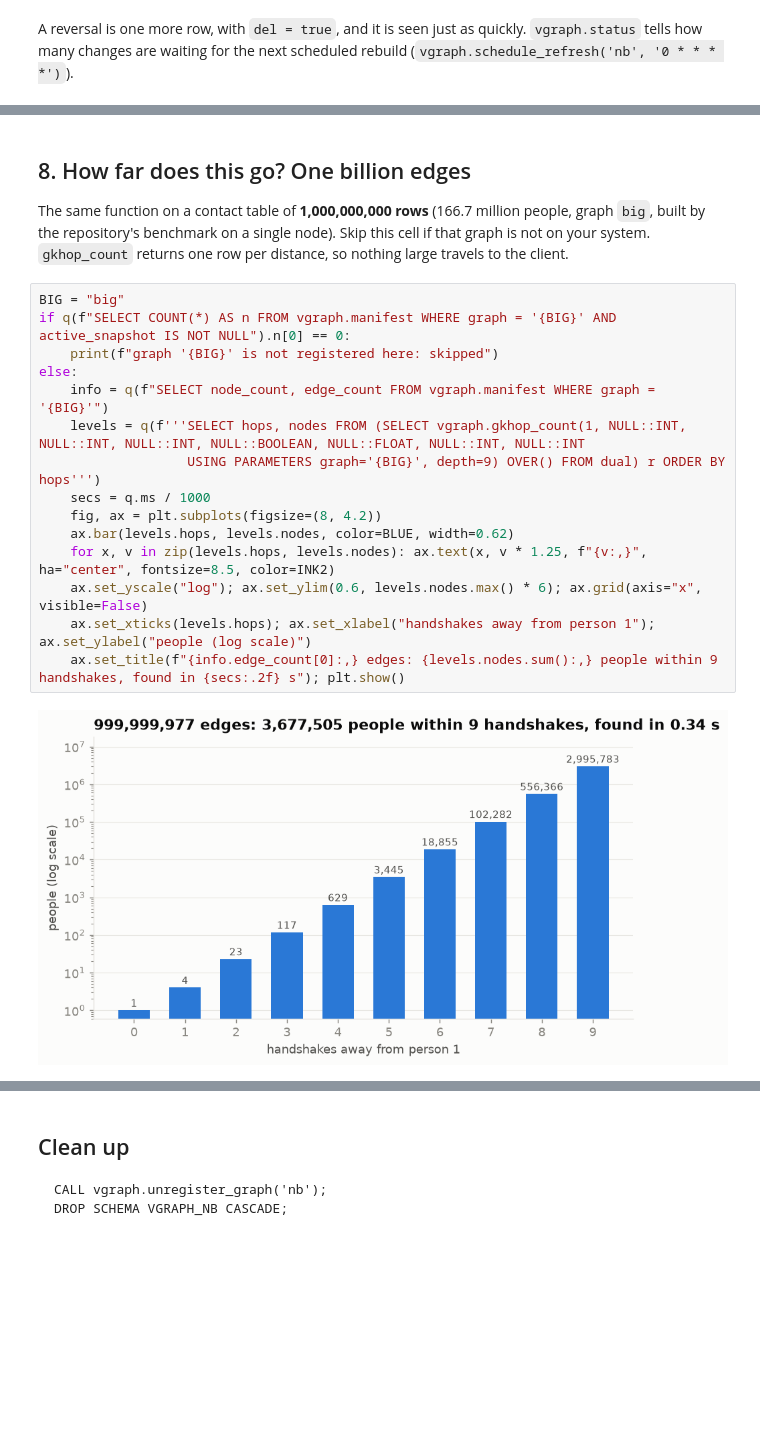
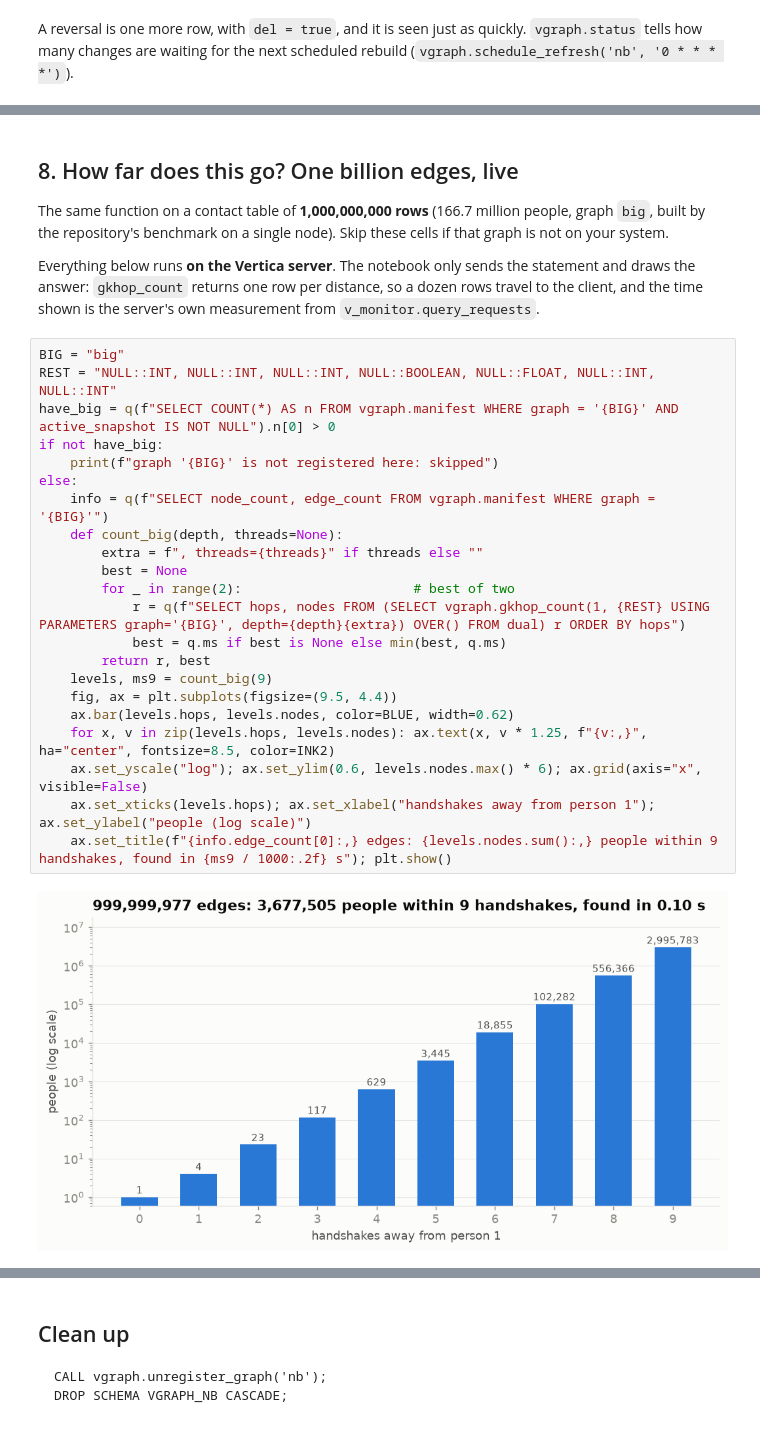
Before and after one commit to mogomo/vertica-graph-udx, a Jupyter notebook: notebook/vgraph_demo.ipynb, the cells around one changed output, grey strips where cells are left out. Cells and saved outputs as stored; diff of their text form; blank space fills up the shorter version.

```diff
--- a/notebook/vgraph_demo.ipynb
+++ b/notebook/vgraph_demo.ipynb
@@ -382,23 +384,33 @@ after the reversal: 78 accounts again
 # %% [markdown]
-## 8. How far does this go? One billion edges
+## 8. How far does this go? One billion edges, live
 
 The same function on a contact table of **1,000,000,000 rows** (166.7 million people, graph `big`,
-built by the repository's benchmark on a single node). Skip this cell if that graph is not on your system.
-`gkhop_count` returns one row per distance, so nothing large travels to the client.
+built by the repository's benchmark on a single node). Skip these cells if that graph is not on your system.
+
+Everything below runs **on the Vertica server**. The notebook only sends the statement and draws the answer:
+`gkhop_count` returns one row per distance, so a dozen rows travel to the client, and the time shown is the
+server's own measurement from `v_monitor.query_requests`.
 # %%
 BIG = "big"
-if q(f"SELECT COUNT(*) AS n FROM vgraph.manifest WHERE graph = '{BIG}' AND active_snapshot IS NOT NULL").n[0] == 0:
+REST = "NULL::INT, NULL::INT, NULL::INT, NULL::BOOLEAN, NULL::FLOAT, NULL::INT, NULL::INT"
+have_big = q(f"SELECT COUNT(*) AS n FROM vgraph.manifest WHERE graph = '{BIG}' AND active_snapshot IS NOT NULL").n[0] > 0
+if not have_big:
     print(f"graph '{BIG}' is not registered here: skipped")
 else:
     info = q(f"SELECT node_count, edge_count FROM vgraph.manifest WHERE graph = '{BIG}'")
-    levels = q(f'''SELECT hops, nodes FROM (SELECT vgraph.gkhop_count(1, NULL::INT, NULL::INT, NULL::INT, NULL::BOOLEAN, NULL::FLOAT, NULL::INT, NULL::INT
-                   USING PARAMETERS graph='{BIG}', depth=9) OVER() FROM dual) r ORDER BY hops''')
-    secs = q.ms / 1000
-    fig, ax = plt.subplots(figsize=(8, 4.2))
+    def count_big(depth, threads=None):
+        extra = f", threads={threads}" if threads else ""
+        best = None
+        for _ in range(2):                      # best of two
+            r = q(f"SELECT hops, nodes FROM (SELECT vgraph.gkhop_count(1, {REST} USING PARAMETERS graph='{BIG}', depth={depth}{extra}) OVER() FROM dual) r ORDER BY hops")
+            best = q.ms if best is None else min(best, q.ms)
+        return r, best
+    levels, ms9 = count_big(9)
+    fig, ax = plt.subplots(figsize=(9.5, 4.4))
     ax.bar(levels.hops, levels.nodes, color=BLUE, width=0.62)
     for x, v in zip(levels.hops, levels.nodes): ax.text(x, v * 1.25, f"{v:,}", ha="center", fontsize=8.5, color=INK2)
     ax.set_yscale("log"); ax.set_ylim(0.6, levels.nodes.max() * 6); ax.grid(axis="x", visible=False)
     ax.set_xticks(levels.hops); ax.set_xlabel("handshakes away from person 1"); ax.set_ylabel("people (log scale)")
-    ax.set_title(f"{info.edge_count[0]:,} edges: {levels.nodes.sum():,} people within 9 handshakes, found in {secs:.2f} s"); plt.show()
+    ax.set_title(f"{info.edge_count[0]:,} edges: {levels.nodes.sum():,} people within 9 handshakes, found in {ms9 / 1000:.2f} s"); plt.show()
 # %% [output]
-[figure, old version]
+[figure, new version]
```
Also changed, not shown: parts of 19 cells of this notebook.
